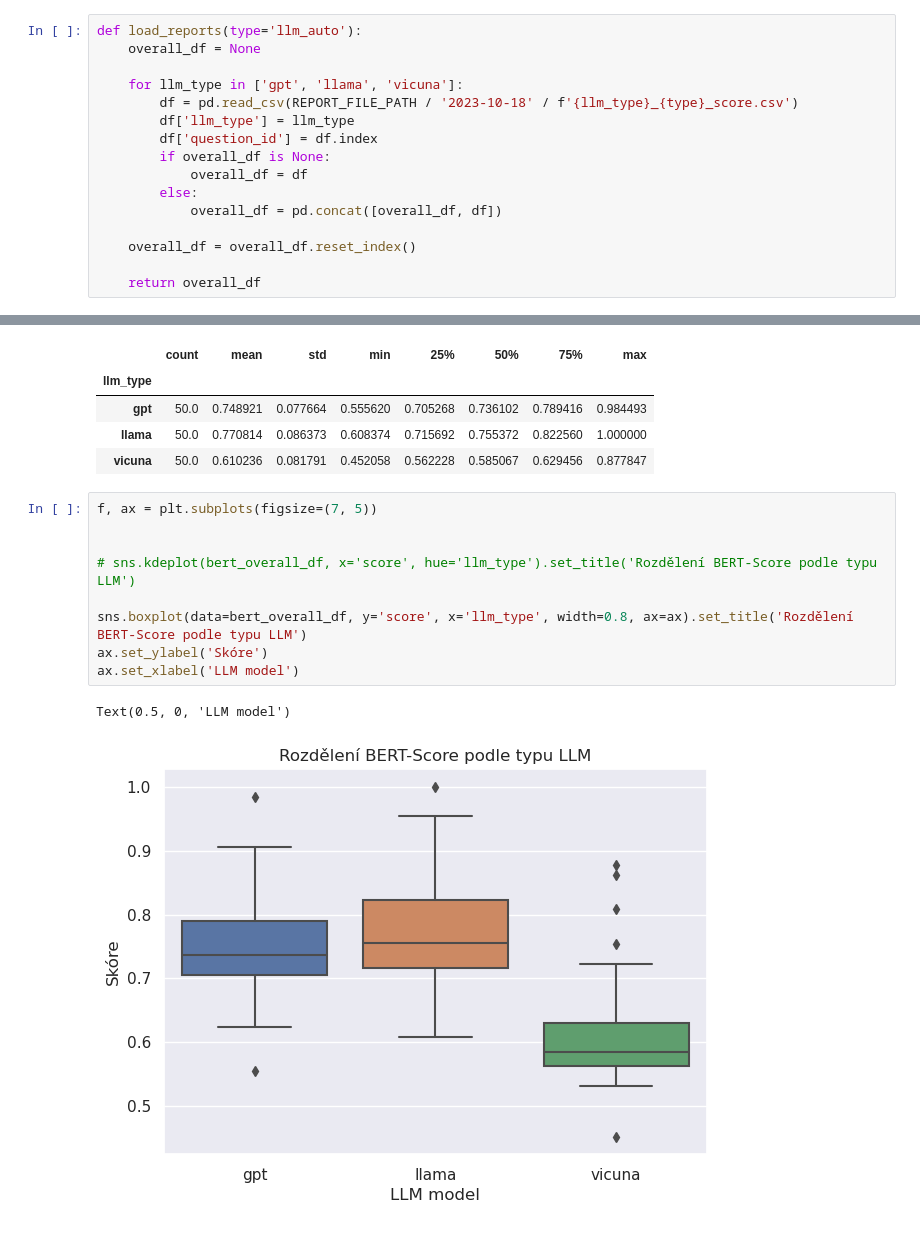
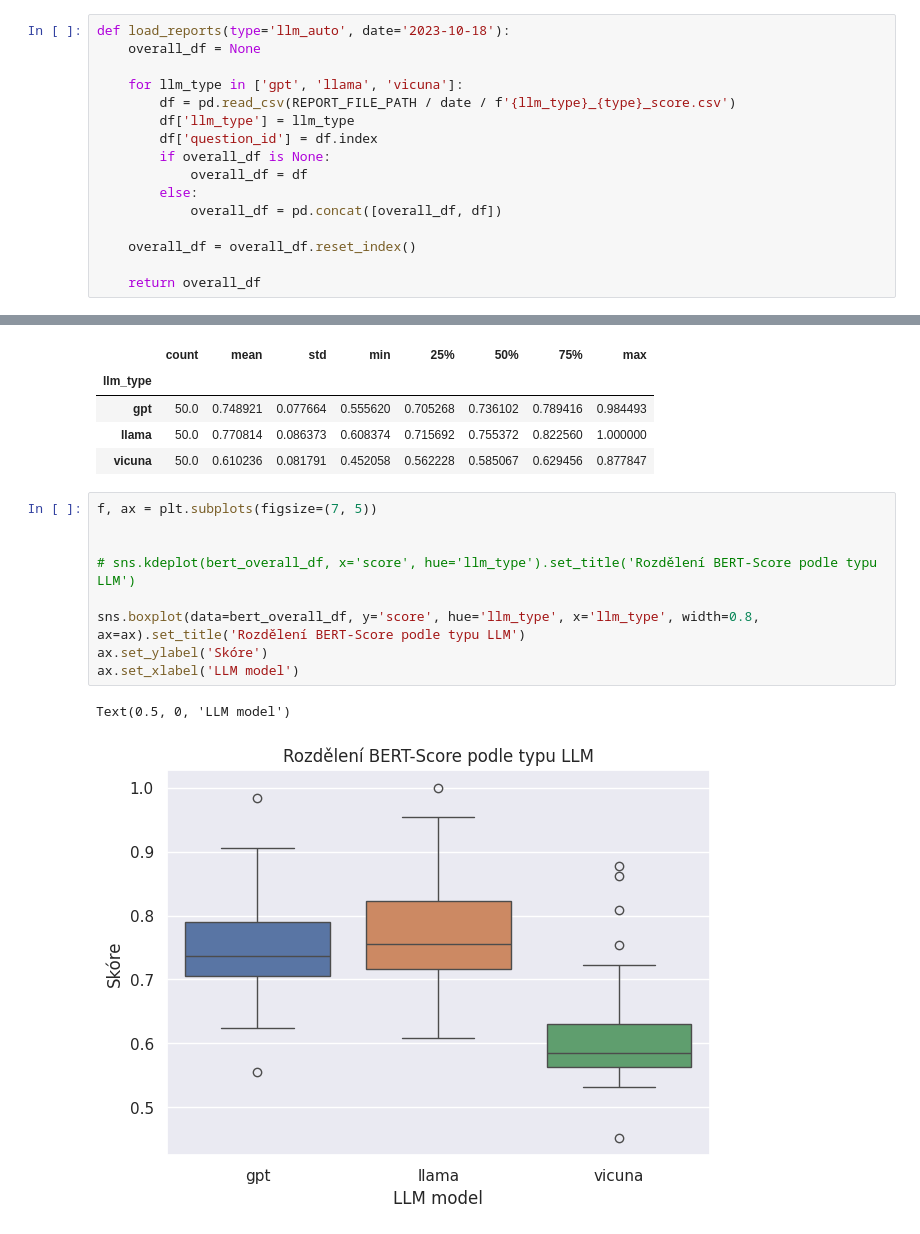
Before and after one commit to opendatalabcz/Robojudge, a Jupyter notebook: research/answer-evaluator/result_analysis.ipynb, the cells around one changed output, grey strips where cells are left out. Saved outputs shown, nothing was run; the diff lists cells and outputs as text.

```diff
--- a/research/answer-evaluator/result_analysis.ipynb
+++ b/research/answer-evaluator/result_analysis.ipynb
@@ -9,10 +10,10 @@ REPORT_FILE_PATH = Path('../llm-answer-results/reports')
 sns.set_theme()
 # %%
-def load_reports(type='llm_auto'):
+def load_reports(type='llm_auto', date='2023-10-18'):
     overall_df = None
 
     for llm_type in ['gpt', 'llama', 'vicuna']:
-        df = pd.read_csv(REPORT_FILE_PATH / '2023-10-18' / f'{llm_type}_{type}_score.csv')
+        df = pd.read_csv(REPORT_FILE_PATH / date / f'{llm_type}_{type}_score.csv')
         df['llm_type'] = llm_type
         df['question_id'] = df.index
         if overall_df is None:
@@ -95,12 +100,12 @@ bert_overall_df.groupby('llm_type')['score'].describe()
 # %%
 f, ax = plt.subplots(figsize=(7, 5))
 
 
 # sns.kdeplot(bert_overall_df, x='score', hue='llm_type').set_title('Rozdělení BERT-Score podle typu LLM')
 
-sns.boxplot(data=bert_overall_df, y='score', x='llm_type', width=0.8, ax=ax).set_title('Rozdělení BERT-Score podle typu LLM')
+sns.boxplot(data=bert_overall_df, y='score', hue='llm_type', x='llm_type', width=0.8, ax=ax).set_title('Rozdělení BERT-Score podle typu LLM')
 ax.set_ylabel('Skóre')
 ax.set_xlabel('LLM model')
 # %% [output]
 Text(0.5, 0, 'LLM model')
-[figure, old version]
+[figure, new version]
```
Also changed, not shown: parts of 11 cells of this notebook, 21 other files.
